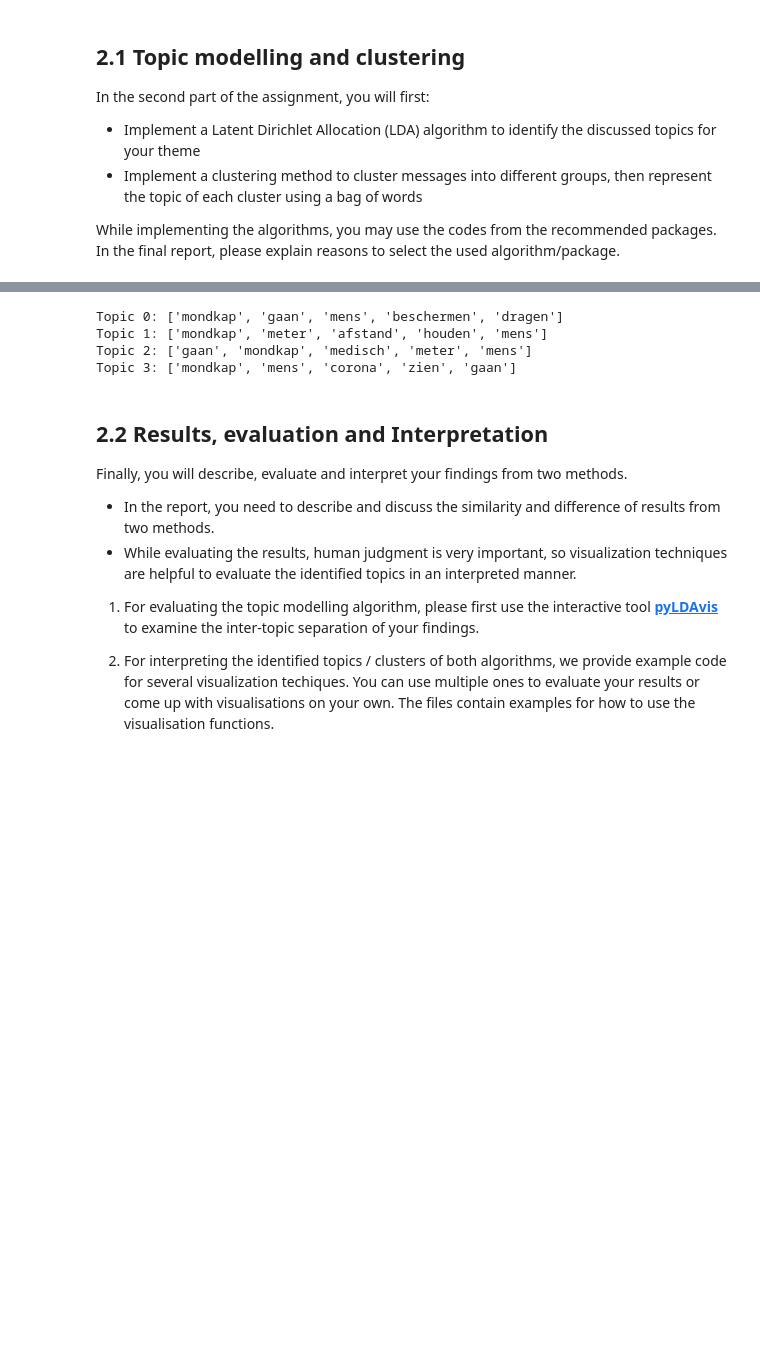
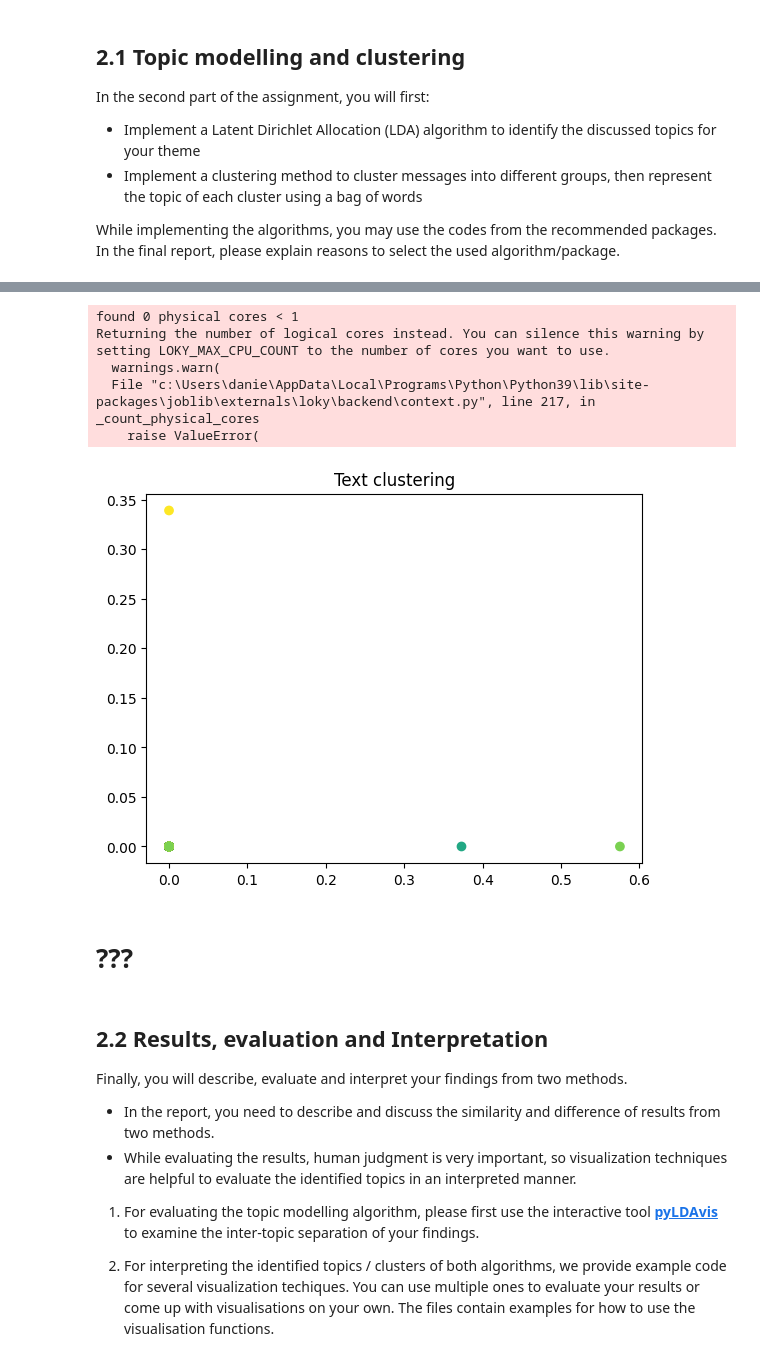
Before and after one commit to MacSuperior/APML-3, a Jupyter notebook: daniel_exploration.ipynb, the cells around one changed output, grey strips where cells are left out. Saved outputs shown, nothing was run; the diff lists cells and outputs as text; code cells hidden in the pictures; blank space fills up the shorter version.

```diff
--- a/daniel_exploration.ipynb
+++ b/daniel_exploration.ipynb
@@ -178,9 +181,10 @@ nlp = spacy.load("nl_core_news_sm")
 
 cleaned_messages = []
 
-for sentence in facemask_messages:
+for sentence in all_messages:
 
     sentence = lowercase_doc(sentence)
+    sentence = demojize(sentence)
     sentence = remove_urls(sentence)
     sentence = remove_punctuation(sentence)
     tokenized = tokenize(sentence, nlp)
@@ -210,0 +195,6 @@ cleaned_messages
+# %%
+with open("cleaned_messages.pkl", 'wb') as file:
+    pickle.dump(cleaned_messages, file)
+# %%
+with open("cleaned_messages.pkl", "rb") as file:
+    cleaned_messages = pickle.load(file)
@@ -274,11 +301,6 @@ LatentDirichletAllocation(n_components=4, random_state=8)
 # Printing the LDA results
 for i, component in enumerate(lda.components_):
 
-    top_terms = sorted(zip(lda_featurenames, component), key = lambda x: x[1], reverse = True)[:5]
+    top_terms = sorted(zip(lda_featurenames, component), key = lambda x: x[1], reverse = True)[:10]
     top_terms = [term[0] for term in top_terms]
     print(f"Topic {i}: {top_terms}")
-# %% [output]
-Topic 0: ['mondkap', 'gaan', 'mens', 'beschermen', 'dragen']
-Topic 1: ['mondkap', 'meter', 'afstand', 'houden', 'mens']
-Topic 2: ['gaan', 'mondkap', 'medisch', 'meter', 'mens']
-Topic 3: ['mondkap', 'mens', 'corona', 'zien', 'gaan']
@@ -287,3 +307,28 @@ Topic 3: ['mondkap', 'mens', 'corona', 'zien', 'gaan']
+# %%
+# TODO: cluster the messages using a clustering algorithm
+
+from sklearn.cluster import KMeans
+import matplotlib.pyplot as plt
+
+k = 6
+
+kmeans = KMeans(n_clusters = k, random_state = 9)
+kmeans.fit(clustering_input)
+labels = kmeans.labels_
+
+plt.figure()
+plt.scatter(clustering_input[:, 0], clustering_input[:, 1], c=labels, cmap='viridis')
+plt.title("Text clustering")
+plt.show()
+# %% [output]
+found 0 physical cores < 1
+Returning the number of logical cores instead. You can silence this warning by setting LOKY_MAX_CPU_COUNT to the number of cores you want to use.
+  warnings.warn(
+  File "c:\Users\danie\AppData\Local\Programs\Python\Python39\lib\site-packages\joblib\externals\loky\backend\context.py", line 217, in _count_physical_cores
+    raise ValueError(
+[figure, added]
+# %% [markdown]
+# ???
 # %% [markdown]
  ## 2.2 Results, evaluation and Interpretation
 
```
Also changed, not shown: parts of 8 cells of this notebook.
